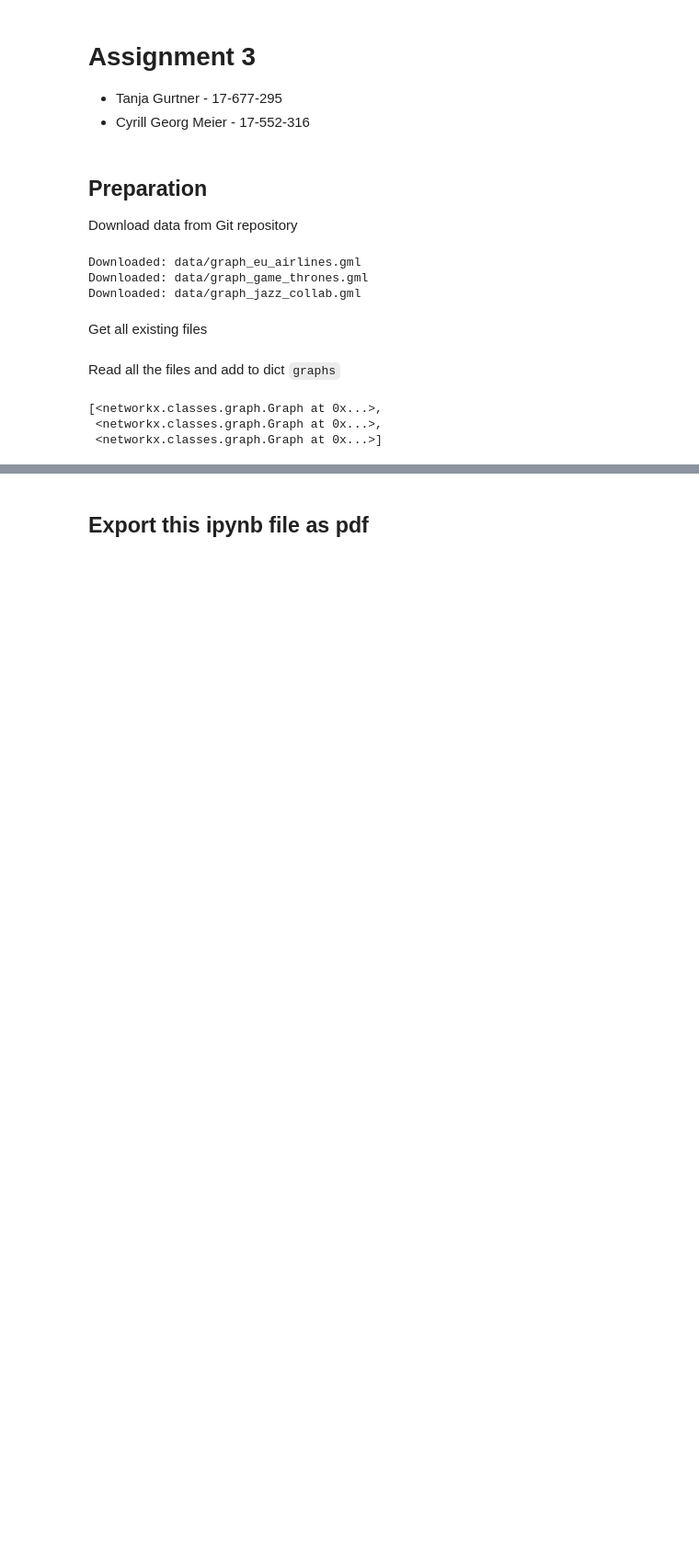
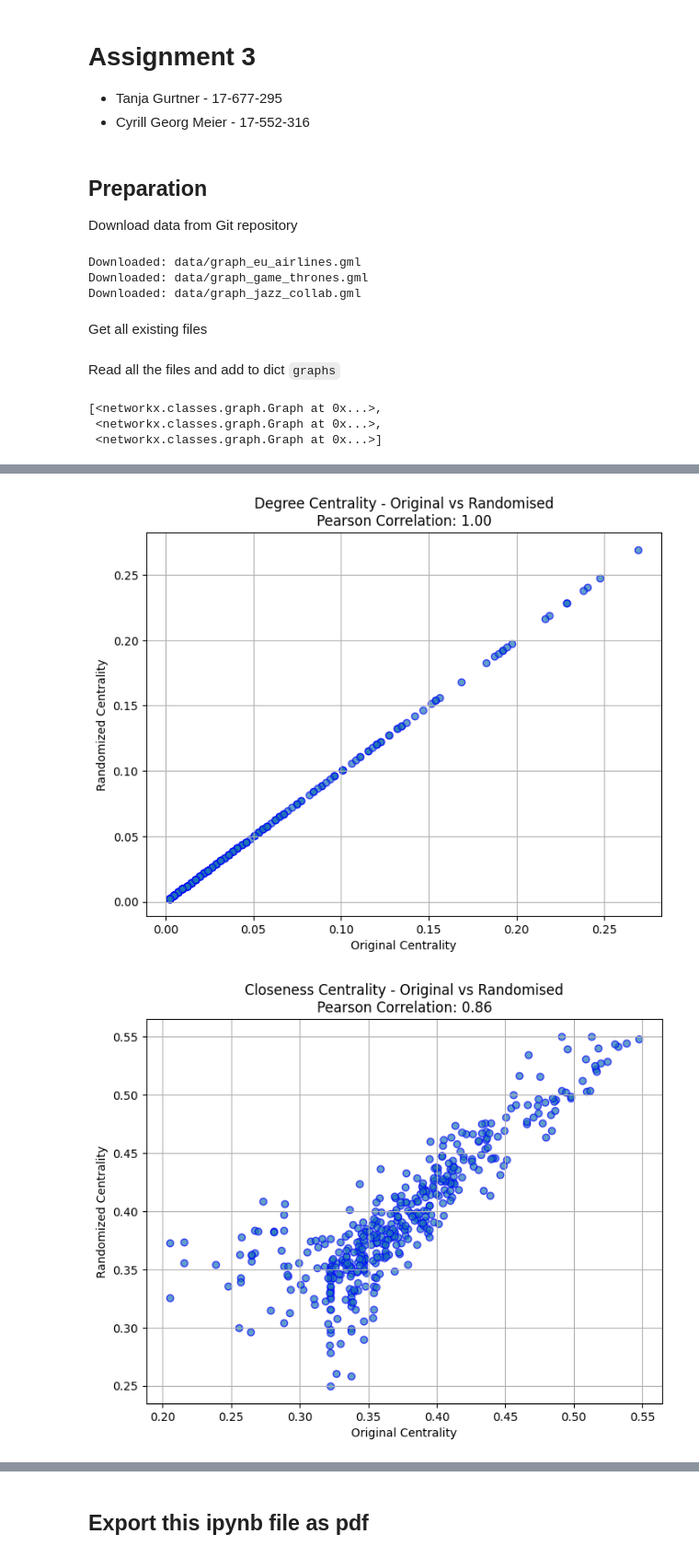
Before and after one commit to UZH-Cyrill-Meier/NetworkScience, a Jupyter notebook: Assignments/assignment 3/assignment3.ipynb, the cells around one changed output, grey strips where cells are left out. Shown at 92% size. Cells and saved outputs as stored; diff of their text form; code cells hidden in the pictures; blank space fills up the shorter version.

```diff
--- a/Assignments/assignment 3/assignment3.ipynb
+++ b/Assignments/assignment 3/assignment3.ipynb
@@ -103,0 +219,62 @@ def plot_network_graph(G):
+# %%
+# Compute centralities for a given graph
+def compute_centralities(graph):
+    return {
+        'Degree Centrality': nx.degree_centrality(graph),
+        'Closeness Centrality': nx.closeness_centrality(graph),
+        'Betweenness Centrality': nx.betweenness_centrality(graph),
+        'Eigenvector Centrality': nx.eigenvector_centrality(graph)
+    }
+
+# Function to calculate Pearson correlation coefficient
+def compute_pearson_correlation(x, y):
+    pearson_corr, _ = stats.pearsonr(x, y)
+    return pearson_corr
+
+# Function to plot original vs randomized centralities with Pearson correlation
+def plot_scatter_original_vs_random(original_values, random_values, centrality_name, graph_name):
+    pearson_corr = compute_pearson_correlation(original_values, random_values)
+
+    plt.figure(figsize=(8, 6))
+    plt.scatter(original_values, random_values, alpha=0.7, edgecolor='b')
+
+    # Add title with Pearson correlation
+    plt.title(f'{centrality_name} - Original vs Randomised\nPearson Correlation: {pearson_corr:.2f}')
+    plt.xlabel('Original Centrality')
+    plt.ylabel('Randomized Centrality')
+    plt.grid(True)
+    plt.show()
+
+# Randomize the graph using NetworkX's randomization technique
+def randomize_graph(graph):
+    # Randomize the graph while preserving the degree sequence using the double-edge swap
+    random_graph = nx.double_edge_swap(graph.copy(), nswap=10*graph.number_of_edges(), max_tries=100*graph.number_of_edges())
+    return random_graph
+
+# Main code
+for idx, G in enumerate(graphs):
+    # Compute original centralities
+    original_centralities = compute_centralities(G)
+
+    # Randomize the graph
+    G_random = randomize_graph(G)
+
+    # Compute centralities for the randomized graph
+    random_centralities = compute_centralities(G_random)
+
+    # Plot scatter plots for each centrality comparison
+    for centrality_name in original_centralities.keys():
+        original_values = list(original_centralities[centrality_name].values())
+        random_values = list(random_centralities[centrality_name].values())
+
+        plot_scatter_original_vs_random(
+            original_values,
+            random_values,
+            centrality_name,
+            f'Graph {idx + 1}'
+        )
+
+# Observation: After running the code, you'll notice that for some centralities (like degree centrality), the correlation between the original and randomized versions is quite high, as randomization preserves the degree distribution. However, for other centralities like betweenness and eigenvector, the correlation is lower, as these centralities are more sensitive to the structure of the graph, which changes more significantly when randomizing edges.
+# %% [output]
+[figure, added]
+[figure, added]
```
Also changed, not shown: parts of 12 cells of this notebook.
